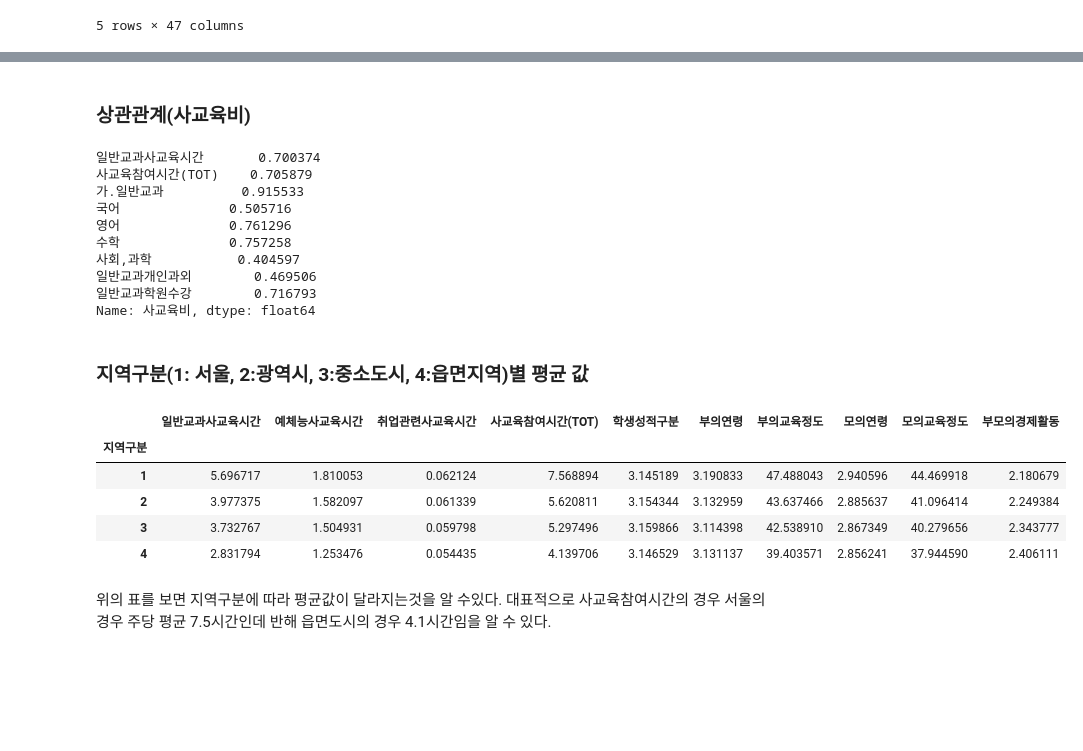
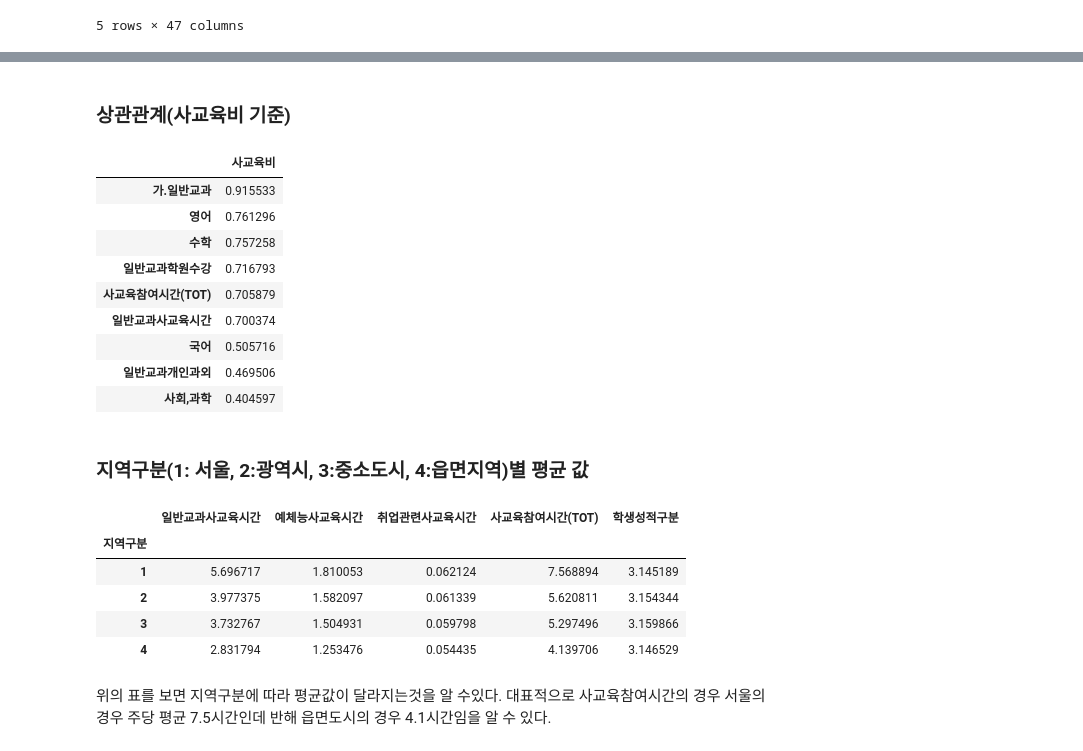
Before and after one commit to JeehunPark/DS, a Jupyter notebook: Python/edu/private_education.ipynb, the cells around one changed output, grey strips where cells are left out. Cells and saved outputs as stored; diff of their text form; code cells hidden in the pictures; blank space fills up the shorter version.

```diff
--- a/Python/edu/private_education.ipynb
+++ b/Python/edu/private_education.ipynb
@@ -144,32 +192,32 @@ data_1.describe()
 # %% [markdown]
-### 상관관계(사교육비)
+### 상관관계(사교육비 기준)
 # %%
 data_1_corr = data_1.corr()
 data_1_corr = data_1_corr.loc[:, u"사교육비"]
 data_1_corr = data_1_corr.drop(u"사교육비")
-data_1_corr[np.abs(data_1_corr)>0.4]
+pd.DataFrame(data_1_corr[np.abs(data_1_corr)>0.4].sort_values(ascending=False))
 # %% [output]
-일반교과사교육시간       0.700374
-사교육참여시간(TOT)    0.705879
-가.일반교과          0.915533
-국어              0.505716
-영어              0.761296
-수학              0.757258
-사회,과학           0.404597
-일반교과개인과외        0.469506
-일반교과학원수강        0.716793
-Name: 사교육비, dtype: float64
+|  | 사교육비 |
+| 가.일반교과 | 0.915533 |
+| 영어 | 0.761296 |
+| 수학 | 0.757258 |
+| 일반교과학원수강 | 0.716793 |
+| 사교육참여시간(TOT) | 0.705879 |
+| 일반교과사교육시간 | 0.700374 |
+| 국어 | 0.505716 |
+| 일반교과개인과외 | 0.469506 |
+| 사회,과학 | 0.404597 |
 # %% [markdown]
 ### 지역구분(1: 서울, 2:광역시, 3:중소도시, 4:읍면지역)별 평균 값
 # %%
-group = data_1.iloc[:,(0, 3, 4, 5, 6, 8, 9, 10, 11, 12, 13)]
-pd.groupby(group, u"지역구분").mean()
+group = data_1.iloc[:,[0, 3, 4, 5, 6, 8]]
+pd.DataFrame.groupby(group, "지역구분").mean()
 # %% [output]
-|  | 일반교과사교육시간 | 예체능사교육시간 | 취업관련사교육시간 | 사교육참여시간(TOT) | 학생성적구분 | 부의연령 | 부의교육정도 | 모의연령 | 모의교육정도 | 부모의경제활동 |
-| 지역구분 |  |  |  |  |  |  |  |  |  |  |
-| 1 | 5.696717 | 1.810053 | 0.062124 | 7.568894 | 3.145189 | 3.190833 | 47.488043 | 2.940596 | 44.469918 | 2.180679 |
-| 2 | 3.977375 | 1.582097 | 0.061339 | 5.620811 | 3.154344 | 3.132959 | 43.637466 | 2.885637 | 41.096414 | 2.249384 |
-| 3 | 3.732767 | 1.504931 | 0.059798 | 5.297496 | 3.159866 | 3.114398 | 42.538910 | 2.867349 | 40.279656 | 2.343777 |
-| 4 | 2.831794 | 1.253476 | 0.054435 | 4.139706 | 3.146529 | 3.131137 | 39.403571 | 2.856241 | 37.944590 | 2.406111 |
+|  | 일반교과사교육시간 | 예체능사교육시간 | 취업관련사교육시간 | 사교육참여시간(TOT) | 학생성적구분 |
+| 지역구분 |  |  |  |  |  |
+| 1 | 5.696717 | 1.810053 | 0.062124 | 7.568894 | 3.145189 |
+| 2 | 3.977375 | 1.582097 | 0.061339 | 5.620811 | 3.154344 |
+| 3 | 3.732767 | 1.504931 | 0.059798 | 5.297496 | 3.159866 |
+| 4 | 2.831794 | 1.253476 | 0.054435 | 4.139706 | 3.146529 |
 # %% [markdown]
 위의 표를 보면 지역구분에 따라 평균값이 달라지는것을 알 수있다. 대표적으로 사교육참여시간의 경우 서울의 경우 주당 평균 7.5시간인데 반해 읍면도시의 경우 4.1시간임을 알 수 있다.
```
Also changed, not shown: parts of 20 cells of this notebook.
